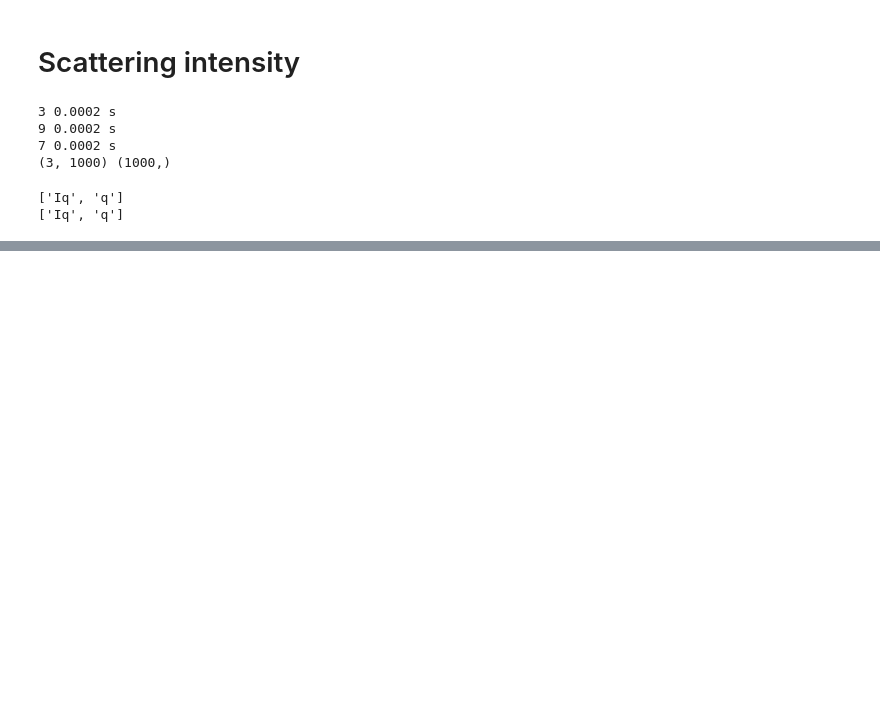
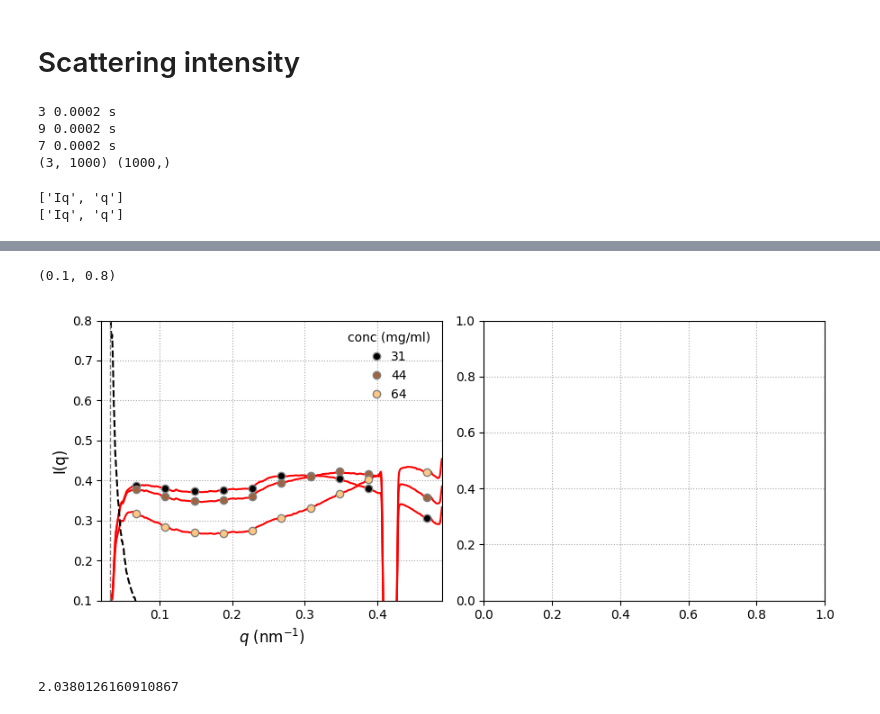
Before and after one commit to maddalenabin/id10-ferritin-2022, a Jupyter notebook: 01-notebooks/08-concs.ipynb, the cells around one changed output, grey strips where cells are left out. Cells and saved outputs as stored; diff of their text form; code cells hidden in the pictures; blank space fills up the shorter version.

```diff
--- a/01-notebooks/08-concs.ipynb
+++ b/01-notebooks/08-concs.ipynb
@@ -426,0 +353,38 @@ a1.set_ylim(0,1e-3)
+# %%
+q_new = [0.028, 0.068, 0.108, 0.148, 0.188, 0.228, 0.268, 0.308, 0.348, 0.388, 0.468]
+# %%
+f, (a1,a2) = plt.subplots(1,2, figsize=(9,4), tight_layout=True)
+col = plt.cm.copper(np.linspace(0,1,len(datasetnumbers)))
+
+q_index = 50
+# q_index = 5
+for i in range(len(datasetnumbers)):
+    # a1.plot(qI, Iqs[i,:]*(1-float(Tr[i])/100), ls='-', c=col[i], label=f'{Tr[i]}')
+    y = Iqs[i,:]/Iqs[i,q_index] - Iq_bkg/Iq_bkg[q_index]
+    y_smooth = gaussian_filter(y, sigma=2)
+
+    # a1.plot(qI, y, ls='', marker='o', ms=4, mfc='none', c=col[i], label=concs[i]) # subtract the lowest conc
+    a1.plot(qI, y_smooth, ls='-', c='r') # subtract the lowest conc
+
+    # interpolate
+    y_interp =  sp.interpolate.interp1d(qI, y_smooth, kind='linear')
+    a1.plot(q_new, y_interp(q_new), marker='o', mec='gray', c=col[i], ls='',  label=concs[i])
+
+a1.plot(qI, Iq_bkg/Iq_bkg[q_index], ls='--', c='k')
+a1.axvline(x=qI[q_index], ls='--', c='gray', lw=1)
+
+# for q in qv:
+#     a1.axvline(x=q, c='gray', ls='--')
+
+a1.legend(title='conc (mg/ml)', handlelength=.7, frameon=False)
+a1.set_xlabel(r'$q$ (nm$^{-1}$)', fontsize=12)
+a1.set_ylabel('I(q)', fontsize=12)
+a1.set_xlim(.02,qI[-1])
+a1.set_ylim(0.1,.8)
+# %% [output]
+(0.1, 0.8)
+[figure, added]
+# %%
+xfel['D'][i,0]
+# %% [output]
+2.0380126160910867
```
Also changed, not shown: parts of 12 cells of this notebook, 2 other files.
